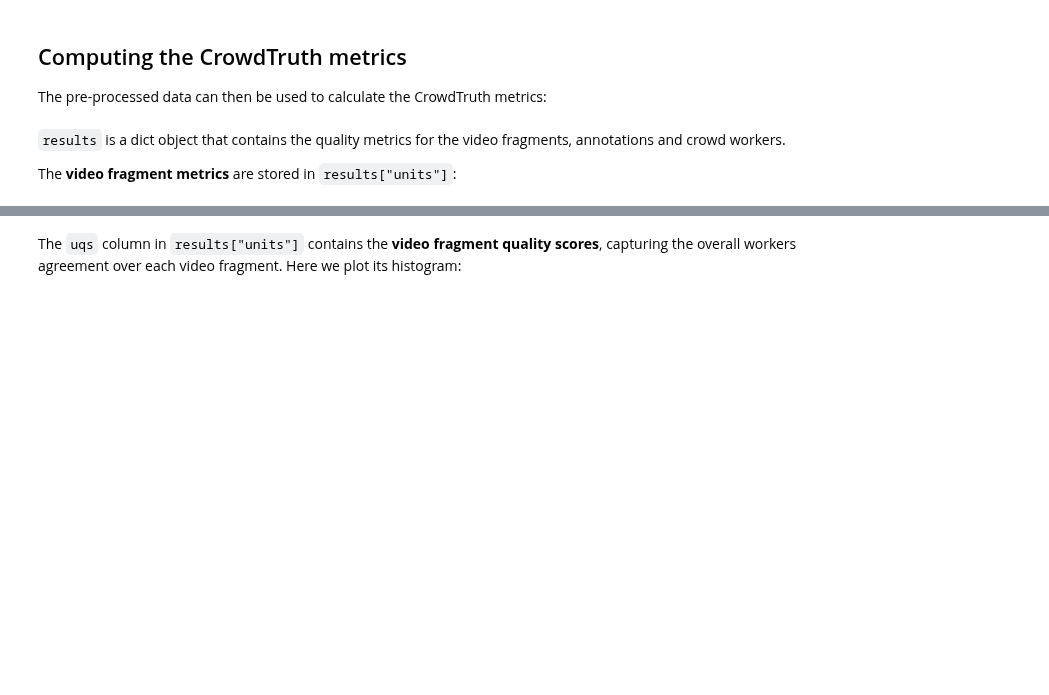
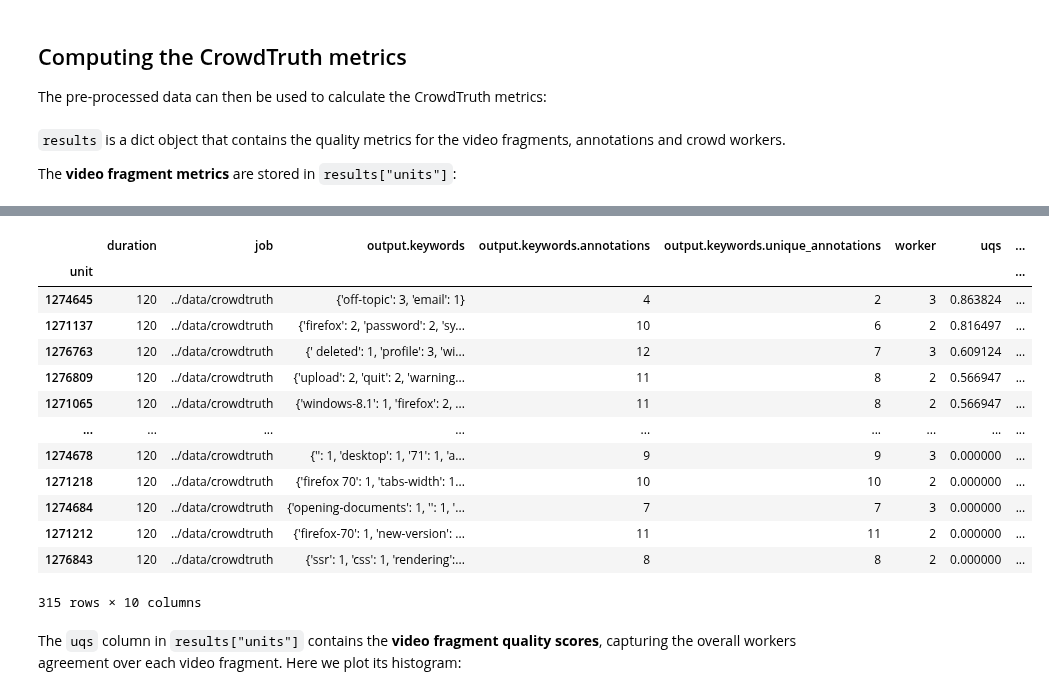
Before and after one commit to mlopatka/CANOSP2020, a Jupyter notebook: notebooks/crowdtruth.ipynb, the cells around one changed output, grey strips where cells are left out. Drawn from its saved outputs; the diff is of its cells as text; code cells hidden in the pictures; blank space fills up the shorter version.

```diff
--- a/notebooks/crowdtruth.ipynb
+++ b/notebooks/crowdtruth.ipynb
@@ -222,3 +200,20 @@ results["units"].head()
+# %%
+results["units"].sort_values("uqs", ascending=False)
+# %% [output]
+|  | duration | job | output.keywords | output.keywords.annotations | output.keywords.unique_annotations | worker | uqs | ... |
+| unit |  |  |  |  |  |  |  | ... |
+| 1274645 | 120 | ../data/crowdtruth | {'off-topic': 3, 'email': 1} | 4 | 2 | 3 | 0.863824 | ... |
+| 1271137 | 120 | ../data/crowdtruth | {'firefox': 2, 'password': 2, 'sy... | 10 | 6 | 2 | 0.816497 | ... |
+| 1276763 | 120 | ../data/crowdtruth | {' deleted': 1, 'profile': 3, 'wi... | 12 | 7 | 3 | 0.609124 | ... |
+| 1276809 | 120 | ../data/crowdtruth | {'upload': 2, 'quit': 2, 'warning... | 11 | 8 | 2 | 0.566947 | ... |
+| 1271065 | 120 | ../data/crowdtruth | {'windows-8.1': 1, 'firefox': 2, ... | 11 | 8 | 2 | 0.566947 | ... |
+| ... | ... | ... | ... | ... | ... | ... | ... | ... |
+| 1274678 | 120 | ../data/crowdtruth | {'': 1, 'desktop': 1, '71': 1, 'a... | 9 | 9 | 3 | 0.000000 | ... |
+| 1271218 | 120 | ../data/crowdtruth | {'firefox 70': 1, 'tabs-width': 1... | 10 | 10 | 2 | 0.000000 | ... |
+| 1274684 | 120 | ../data/crowdtruth | {'opening-documents': 1, '': 1, '... | 7 | 7 | 3 | 0.000000 | ... |
+| 1271212 | 120 | ../data/crowdtruth | {'firefox-70': 1, 'new-version': ... | 11 | 11 | 2 | 0.000000 | ... |
+| 1276843 | 120 | ../data/crowdtruth | {'ssr': 1, 'css': 1, 'rendering':... | 8 | 8 | 2 | 0.000000 | ... |
+315 rows × 10 columns
 # %% [markdown]
 The `uqs` column in `results["units"]` contains the **video fragment quality scores**, capturing the overall workers agreement over each video fragment. Here we plot its histogram:
 # %%
```
Also changed, not shown: parts of 10 cells of this notebook, 2 other files.
